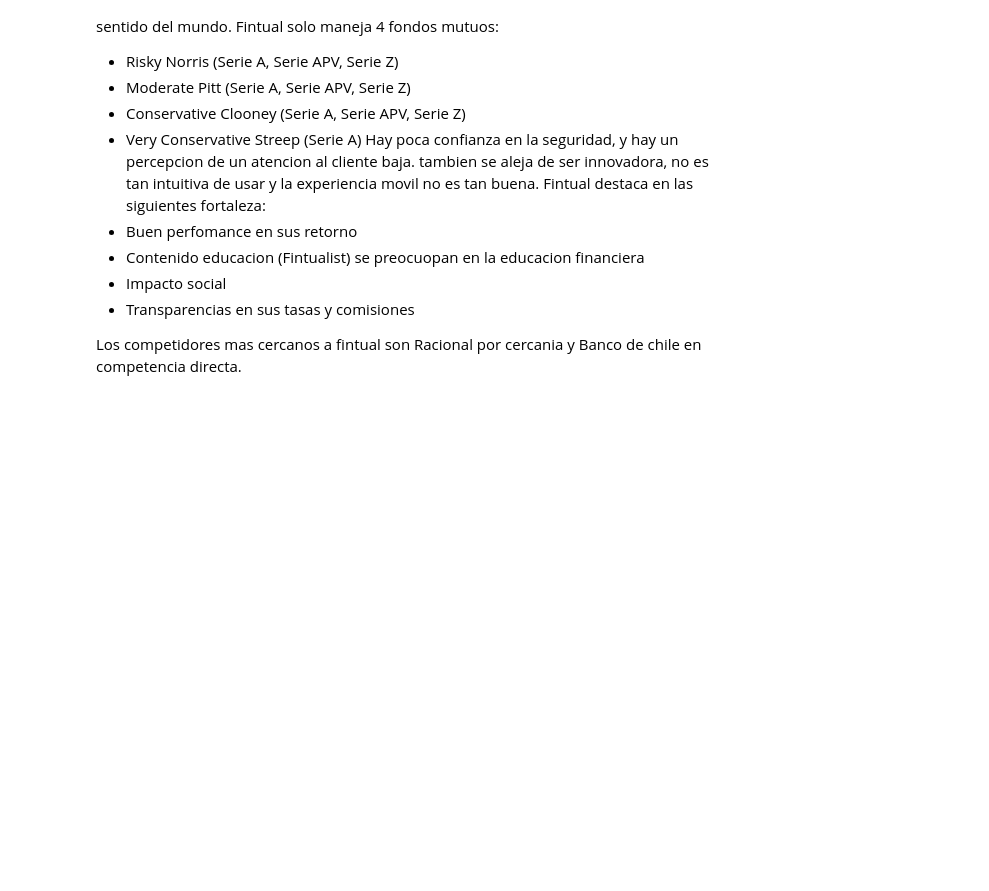
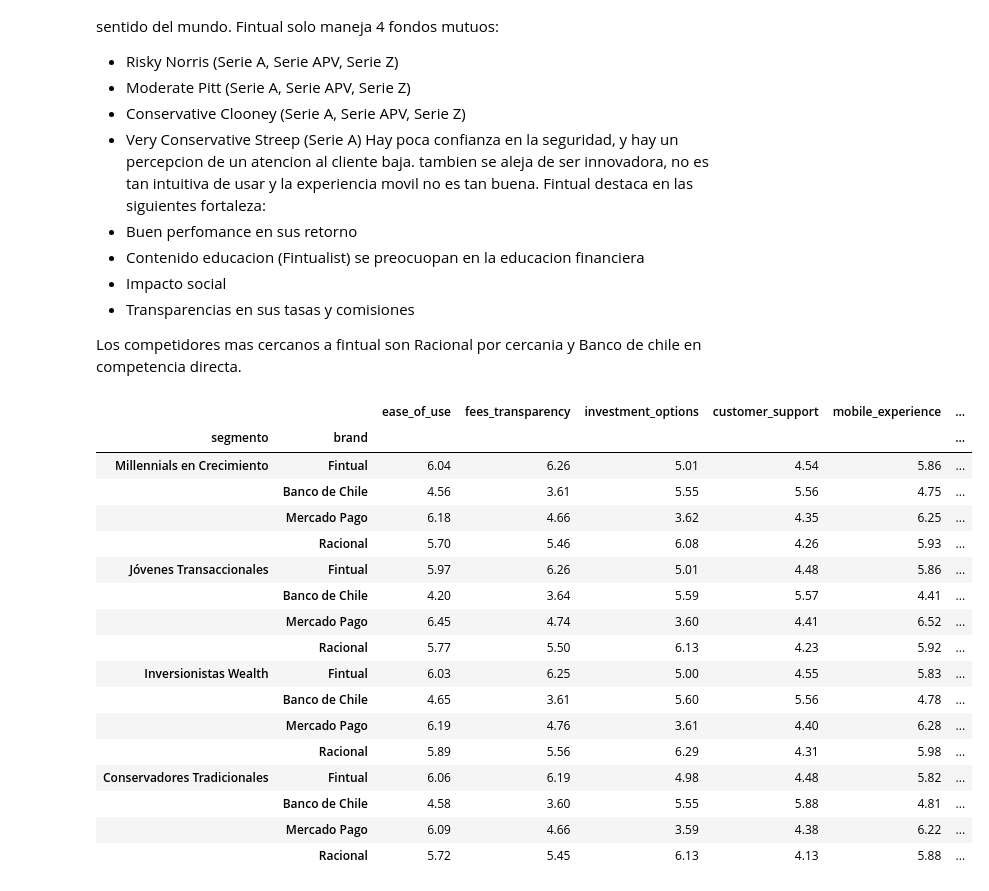
Before and after one commit to fcisternasg/fintual-card-marketing-analytics, a Jupyter notebook: Taller_Fintual.ipynb, the cells around one changed output. Cells and saved outputs as stored; diff of their text form; code cells hidden in the pictures; blank space fills up the shorter version.

```diff
--- a/Taller_Fintual.ipynb
+++ b/Taller_Fintual.ipynb
@@ -1516,3 +1440,38 @@ Hay poca confianza en la seguridad, y hay un percepcion de un atencion al client
 - Transparencias en sus tasas y comisiones
 
 Los competidores mas cercanos a fintual son Racional por cercania y Banco de chile en competencia directa.
+# %%
+# 1. Cruce de promedios de percepción por Segmento (Parte II) y Marca (Parte III)
+perc_seg = fintual_percepcion.merge(df_completo[["user_id", "segmento"]], on="user_id")
+
+cruce = (
+    perc_seg.groupby(["segmento", "brand"])[perception_columns]
+    .mean()
+    .round(2)
+)
+
+# Filtramos las marcas clave que compiten por Fintual Card en los dos segmentos objetivo
+marcas_foco = ["Fintual", "Banco de Chile", "Mercado Pago", "Racional"]
+segmentos_foco = ["Millennials en Crecimiento", "Jóvenes Transaccionales", "Inversionistas Wealth", "Conservadores Tradicionales"]
+
+cruce_foco = cruce.loc[(segmentos_foco, marcas_foco), :]
+display(cruce_foco)
+# %% [output]
+|  |  | ease_of_use | fees_transparency | investment_options | customer_support | mobile_experience | ... |
+| segmento | brand |  |  |  |  |  | ... |
+| Millennials en Crecimiento | Fintual | 6.04 | 6.26 | 5.01 | 4.54 | 5.86 | ... |
+|  | Banco de Chile | 4.56 | 3.61 | 5.55 | 5.56 | 4.75 | ... |
+|  | Mercado Pago | 6.18 | 4.66 | 3.62 | 4.35 | 6.25 | ... |
+|  | Racional | 5.70 | 5.46 | 6.08 | 4.26 | 5.93 | ... |
+| Jóvenes Transaccionales | Fintual | 5.97 | 6.26 | 5.01 | 4.48 | 5.86 | ... |
+|  | Banco de Chile | 4.20 | 3.64 | 5.59 | 5.57 | 4.41 | ... |
+|  | Mercado Pago | 6.45 | 4.74 | 3.60 | 4.41 | 6.52 | ... |
+|  | Racional | 5.77 | 5.50 | 6.13 | 4.23 | 5.92 | ... |
+| Inversionistas Wealth | Fintual | 6.03 | 6.25 | 5.00 | 4.55 | 5.83 | ... |
+|  | Banco de Chile | 4.65 | 3.61 | 5.60 | 5.56 | 4.78 | ... |
+|  | Mercado Pago | 6.19 | 4.76 | 3.61 | 4.40 | 6.28 | ... |
+|  | Racional | 5.89 | 5.56 | 6.29 | 4.31 | 5.98 | ... |
+| Conservadores Tradicionales | Fintual | 6.06 | 6.19 | 4.98 | 4.48 | 5.82 | ... |
+|  | Banco de Chile | 4.58 | 3.60 | 5.55 | 5.88 | 4.81 | ... |
+|  | Mercado Pago | 6.09 | 4.66 | 3.59 | 4.38 | 6.22 | ... |
+|  | Racional | 5.72 | 5.45 | 6.13 | 4.13 | 5.88 | ... |
```
Also changed, not shown: parts of 4 cells of this notebook.
